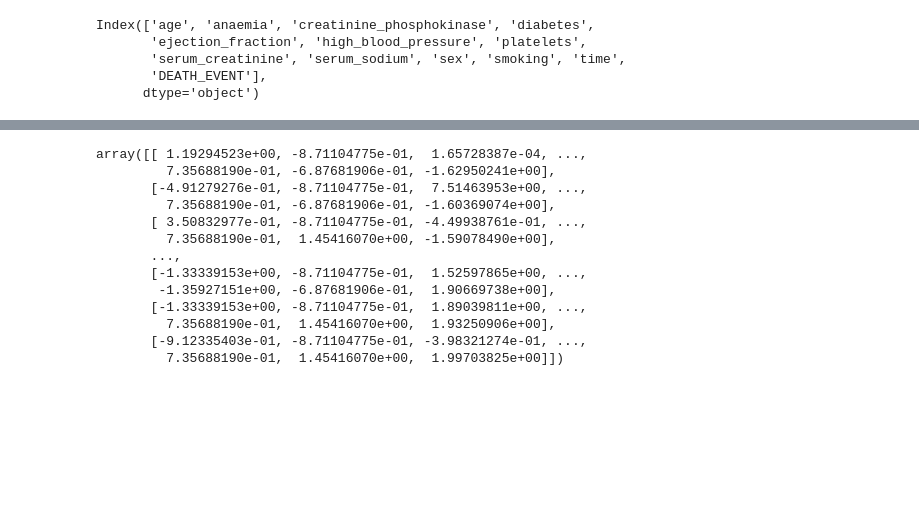
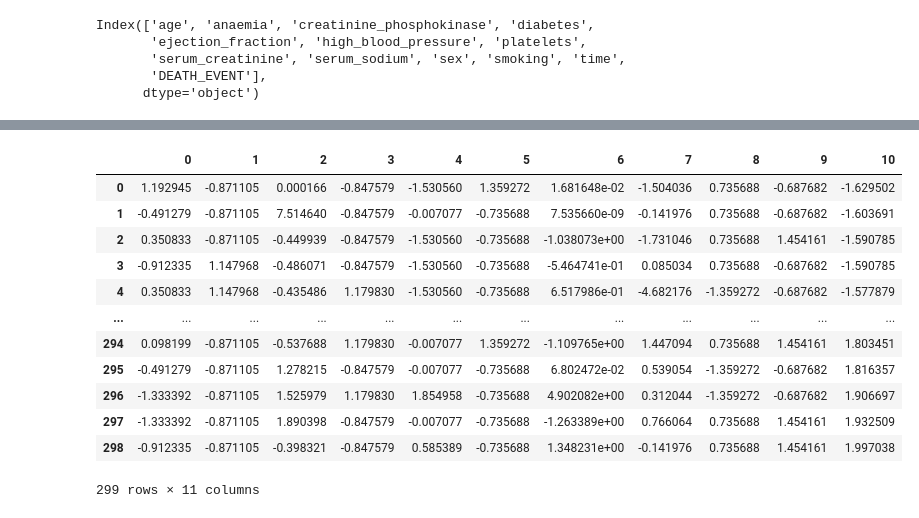
Before and after one commit to rajvee18/machine_learning_1, a Jupyter notebook: gaussian_naive_bayes.ipynb, the cells around one changed output, grey strips where cells are left out. Drawn from its saved outputs; the diff is of its cells as text; code cells hidden in the pictures; blank space fills up the shorter version.

```diff
--- a/gaussian_naive_bayes.ipynb
+++ b/gaussian_naive_bayes.ipynb
@@ -52,23 +52,23 @@ array([[7.500e+01, 0.000e+00, 5.820e+02, ..., 1.000e+00, 0.000e+00,
 # %%
 target_1=np.array(d['DEATH_EVENT'])
 target_2=np.array(d['serum_creatinine'])
 
 data = (data-np.mean(data,axis=0))/(np.std(data,axis=0))
-data
+pd.DataFrame(data)
 # %% [output]
+|  | 0 | 1 | 2 | 3 | 4 | 5 | 6 | 7 | 8 | 9 | 10 |
+| 0 | 1.192945 | -0.871105 | 0.000166 | -0.847579 | -1.530560 | 1.359272 | 1.681648e-02 | -1.504036 | 0.735688 | -0.687682 | -1.629502 |
+| 1 | -0.491279 | -0.871105 | 7.514640 | -0.847579 | -0.007077 | -0.735688 | 7.535660e-09 | -0.141976 | 0.735688 | -0.687682 | -1.603691 |
+| 2 | 0.350833 | -0.871105 | -0.449939 | -0.847579 | -1.530560 | -0.735688 | -1.038073e+00 | -1.731046 | 0.735688 | 1.454161 | -1.590785 |
+| 3 | -0.912335 | 1.147968 | -0.486071 | -0.847579 | -1.530560 | -0.735688 | -5.464741e-01 | 0.085034 | 0.735688 | -0.687682 | -1.590785 |
+| 4 | 0.350833 | 1.147968 | -0.435486 | 1.179830 | -1.530560 | -0.735688 | 6.517986e-01 | -4.682176 | -1.359272 | -0.687682 | -1.577879 |
+| ... | ... | ... | ... | ... | ... | ... | ... | ... | ... | ... | ... |
+| 294 | 0.098199 | -0.871105 | -0.537688 | 1.179830 | -0.007077 | 1.359272 | -1.109765e+00 | 1.447094 | 0.735688 | 1.454161 | 1.803451 |
+| 295 | -0.491279 | -0.871105 | 1.278215 | -0.847579 | -0.007077 | -0.735688 | 6.802472e-02 | 0.539054 | -1.359272 | -0.687682 | 1.816357 |
+| 296 | -1.333392 | -0.871105 | 1.525979 | 1.179830 | 1.854958 | -0.735688 | 4.902082e+00 | 0.312044 | -1.359272 | -0.687682 | 1.906697 |
+| 297 | -1.333392 | -0.871105 | 1.890398 | -0.847579 | -0.007077 | -0.735688 | -1.263389e+00 | 0.766064 | 0.735688 | 1.454161 | 1.932509 |
+| 298 | -0.912335 | -0.871105 | -0.398321 | -0.847579 | 0.585389 | -0.735688 | 1.348231e+00 | -0.141976 | 0.735688 | 1.454161 | 1.997038 |
-array([[ 1.19294523e+00, -8.71104775e-01,  1.65728387e-04, ...,
-         7.35688190e-01, -6.87681906e-01, -1.62950241e+00],
-       [-4.91279276e-01, -8.71104775e-01,  7.51463953e+00, ...,
-         7.35688190e-01, -6.87681906e-01, -1.60369074e+00],
-       [ 3.50832977e-01, -8.71104775e-01, -4.49938761e-01, ...,
-         7.35688190e-01,  1.45416070e+00, -1.59078490e+00],
-       ...,
-       [-1.33339153e+00, -8.71104775e-01,  1.52597865e+00, ...,
-        -1.35927151e+00, -6.87681906e-01,  1.90669738e+00],
-       [-1.33339153e+00, -8.71104775e-01,  1.89039811e+00, ...,
-         7.35688190e-01,  1.45416070e+00,  1.93250906e+00],
-       [-9.12335403e-01, -8.71104775e-01, -3.98321274e-01, ...,
-         7.35688190e-01,  1.45416070e+00,  1.99703825e+00]])
+299 rows × 11 columns
 # %%
 x_train_clf,x_test_clf,y_train_clf,y_test_clf=train_test_split(data,target_1,test_size=0.33,random_state=1)
 x_train_reg,x_test_reg,y_train_reg,y_test_reg=train_test_split(data,target_2,test_size=0.33,random_state=1)
```
Also changed, not shown: parts of 6 cells of this notebook.
